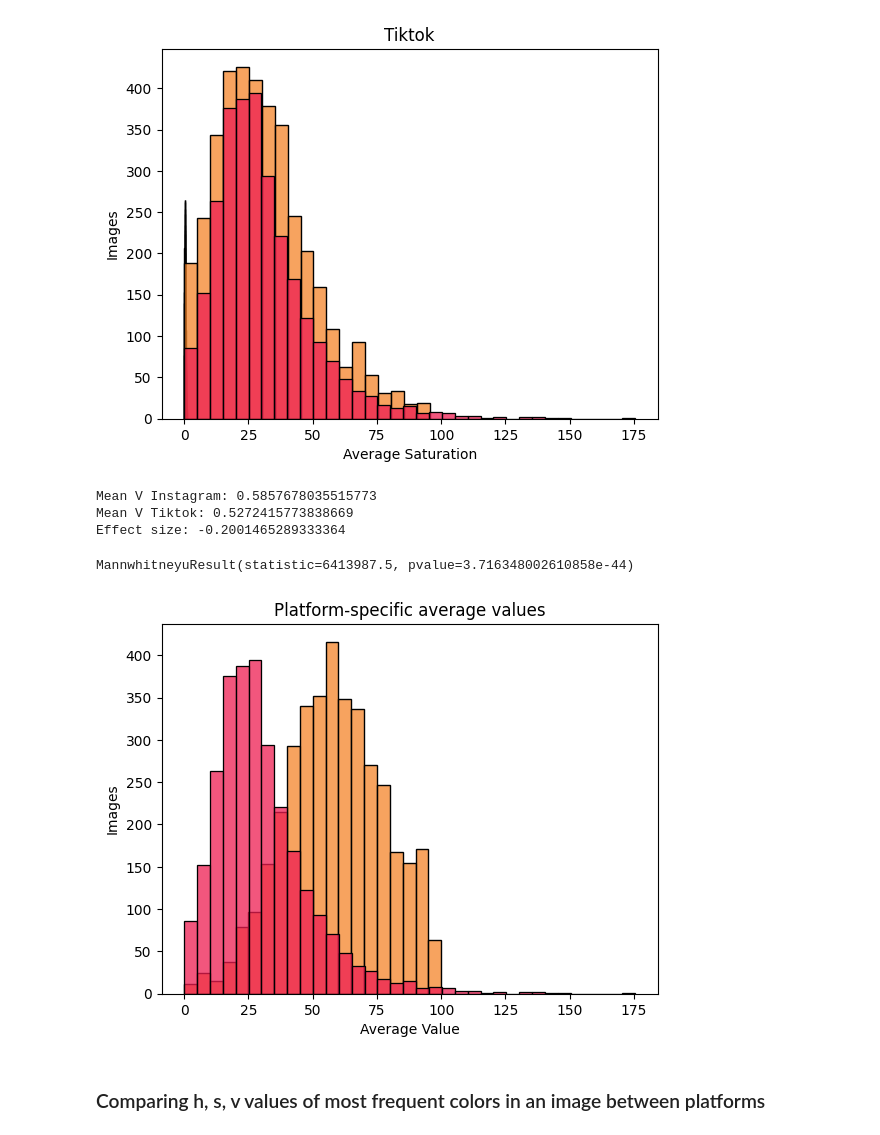
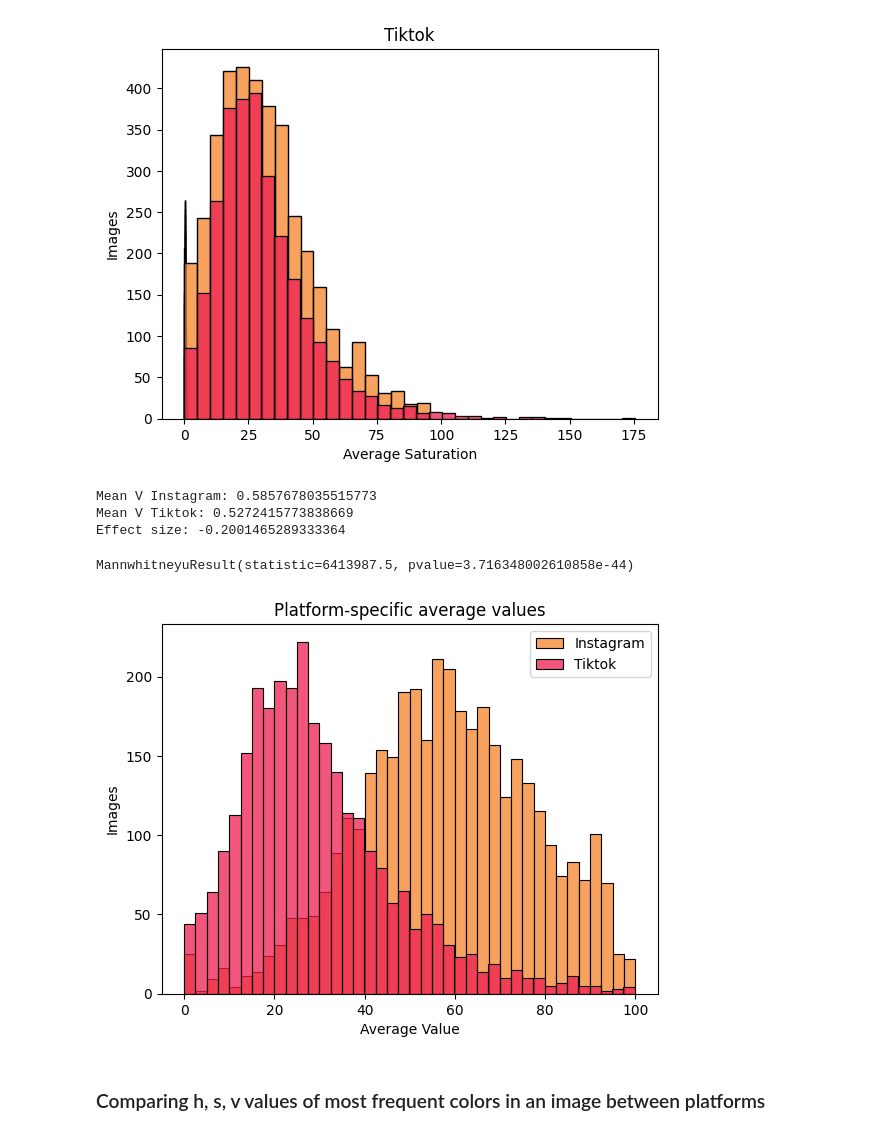
Before and after one commit to Johanna4Green/ColorsOfClimatechange, a Jupyter notebook: statistical_tests.ipynb, the cells around one changed output. Cells and saved outputs as stored; diff of their text form; code cells hidden in the pictures.

```diff
--- a/statistical_tests.ipynb
+++ b/statistical_tests.ipynb
@@ -271,28 +294,30 @@ MannwhitneyuResult(statistic=5524518.0, pvalue=0.01888214367296466)
 # %%
 total_mean_v = df_total.dropna()["mean_v"]
 instagram_mean_v = df_instagram.dropna()["mean_v"]
 tiktok_mean_v = df_tiktok.dropna()["mean_v"]
 
 print(f"Mean V Instagram: {np.mean(instagram_mean_v)}")
 print(f"Mean V Tiktok: {np.mean(tiktok_mean_v)}")
 
-sb.histplot(instagram_mean_v*100, color=insta_plot_color, binwidth=5).set(title='Instagram',xlabel='Average Value', ylabel="Images")
-sb.histplot(tiktok_mean_s*100, color=tiktok_plot_color, binwidth=5).set(title='Platform-specific average values',xlabel='Average Value', ylabel="Images")
+sb.histplot(instagram_mean_v*100%100, color=insta_plot_color, binwidth=2.5).set(title='Instagram',xlabel='Average Value', ylabel="Images")
+p=sb.histplot(tiktok_mean_s*100%100, color=tiktok_plot_color, binwidth=2.5, legend=True)
+p.set(title='Platform-specific average values',xlabel='Average Value', ylabel="Images")
+p.legend(labels=[ "Instagram","Tiktok"])
 
 
 res = mannwhitneyu(instagram_mean_v, tiktok_mean_v)
 mwu_stat = res.statistic
 p = res.pvalue
 
 effect_size = 1- (2*mwu_stat)/(len(instagram_mean_v) * len(tiktok_mean_v))
 print(f"Effect size: {effect_size}")
 res
 # %% [output]
 Mean V Instagram: 0.5857678035515773
 Mean V Tiktok: 0.5272415773838669
 Effect size: -0.2001465289333364
 MannwhitneyuResult(statistic=6413987.5, pvalue=3.716348002610858e-44)
-[figure, old version]
+[figure, new version]
 # %% [markdown]
 ### Comparing h, s, v values of most frequent colors in an image between platforms
 # %%
```
Also changed, not shown: parts of 29 cells of this notebook.
